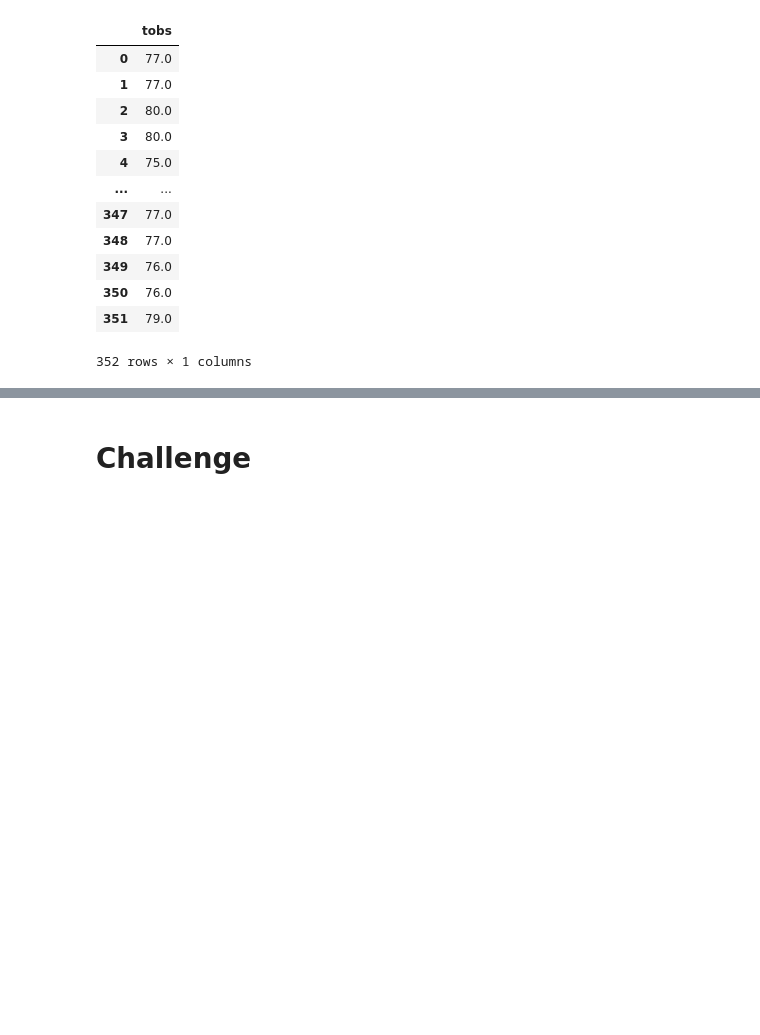
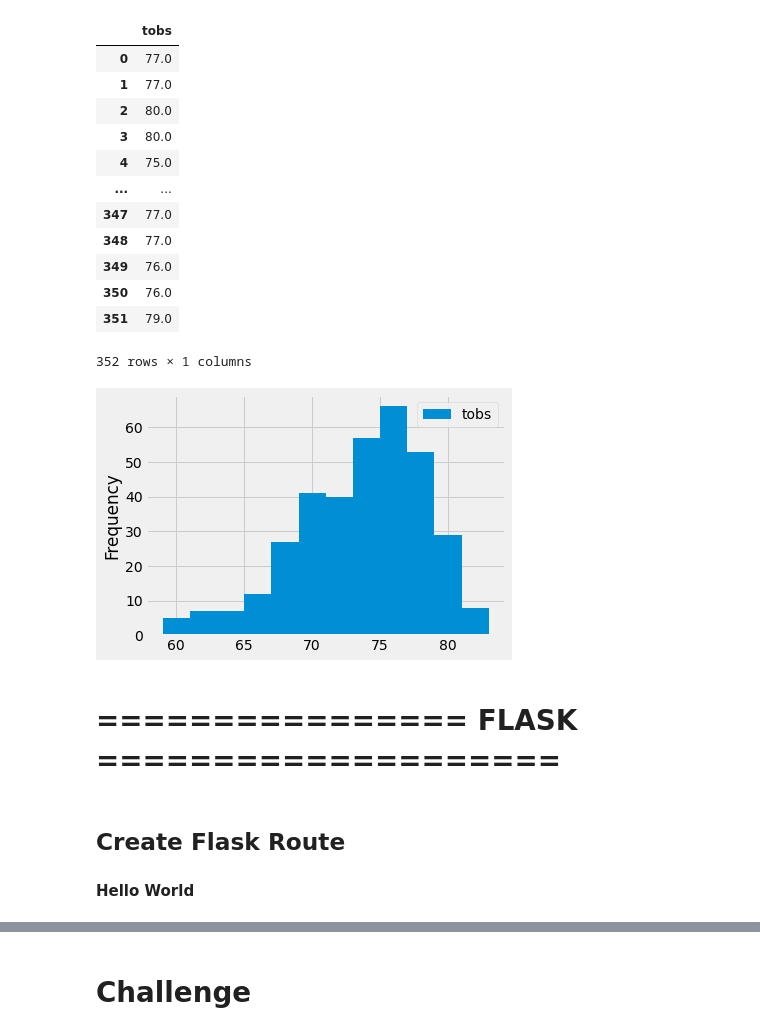
Before and after one commit to NitewingGW/surfs_up, a Jupyter notebook: climate_analysis.ipynb, the cells around one changed output, grey strips where cells are left out. Saved outputs shown, nothing was run; the diff lists cells and outputs as text; code cells hidden in the pictures; blank space fills up the shorter version.

Commit message:
Add files via upload
flask setup

```diff
--- a/climate_analysis.ipynb
+++ b/climate_analysis.ipynb
@@ -372,6 +390,15 @@ temps_df
 | 350 | 76.0 |
 | 351 | 79.0 |
 352 rows × 1 columns
+# %%
+#plot a graph
+# tight layout compress the x-axis labels so that they fit into the box holding our plot
+temps_df.plot.hist(bins=12)
+plt.tight_layout()
+# %% [output]
+[figure, added]
 # %%
 # Write a function called `calc_temps` that will accept start date and end date in the format '%Y-%m-%d'
 # and return the minimum, average, and maximum temperatures for that range of dates
+# %% [markdown]
+# ================ FLASK ====================
@@ -377,0 +409,3 @@ temps_df
+# %% [markdown]
+## Create Flask Route
+#### Hello World
```
Also changed, not shown: parts of 7 cells of this notebook.
